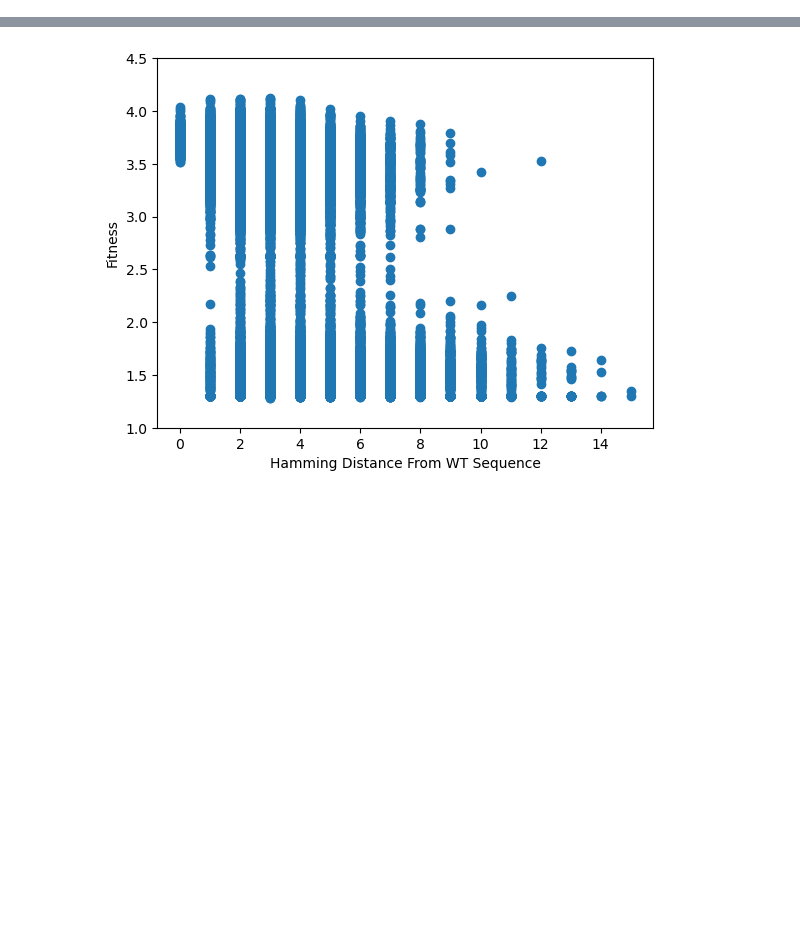
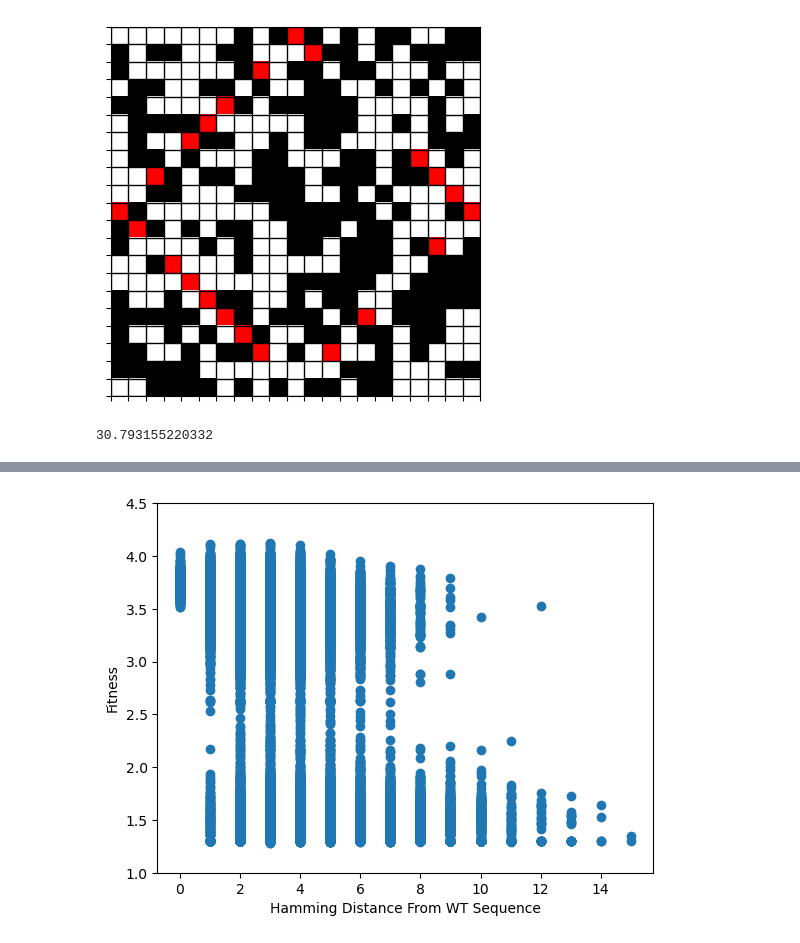
Before and after one commit to kirjner/GGS-private, a Jupyter notebook: toy_experiment/exploration.ipynb, the cells around one changed output, grey strips where cells are left out. Saved outputs shown, nothing was run; the diff lists cells and outputs as text; code cells hidden in the pictures; blank space fills up the shorter version.

```diff
--- a/toy_experiment/exploration.ipynb
+++ b/toy_experiment/exploration.ipynb
@@ -100,0 +117,10 @@ def fitness(vector):
+# %%
+best_predicted_candidate = smoothed_candidates_df[smoothed_candidates_df.mutant_scores == smoothed_candidates_df.mutant_scores.max()].mutant_sequences.values[0]
+plot_sequence(best_predicted_candidate)
+# %% [output]
+[figure, added]
+# %%
+candidates = candidates_df.mutant_sequences
+fitness(candidates[0])
+# %% [output]
+30.793155220332
```
Also changed, not shown: parts of 19 cells of this notebook, 22 other files.
